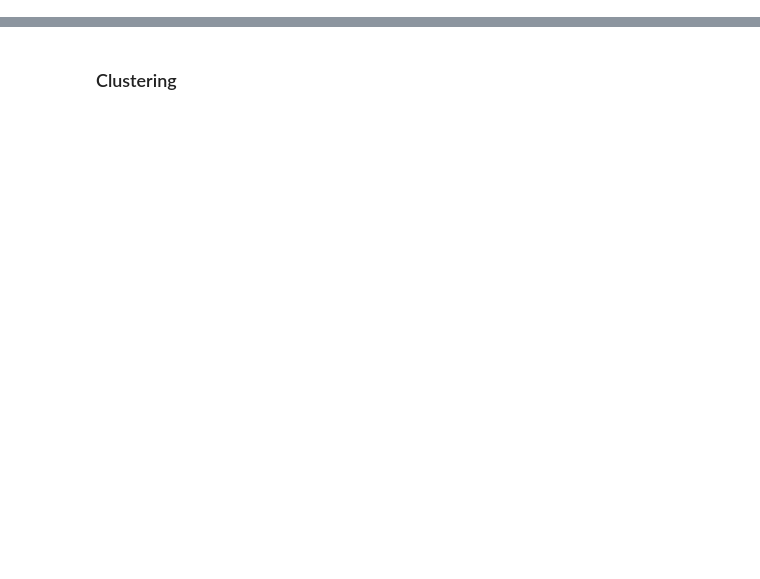
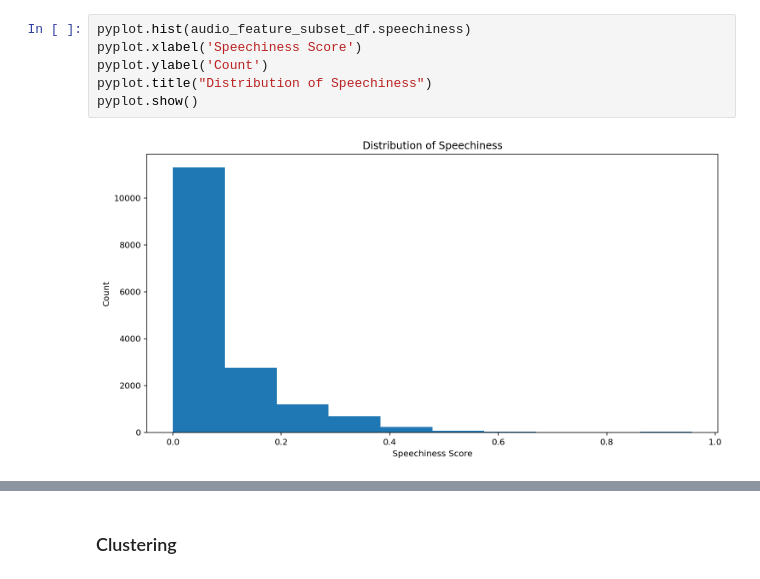
Before and after one commit to ericwan1/kmusic-recos, a Jupyter notebook: recc_eda.ipynb, the cells around one changed output, grey strips where cells are left out. Drawn from its saved outputs; the diff is of its cells as text; blank space fills up the shorter version.

```diff
--- a/recc_eda.ipynb
+++ b/recc_eda.ipynb
@@ -13,0 +117,8 @@ data.head()
+# %%
+pyplot.hist(audio_feature_subset_df.speechiness)
+pyplot.xlabel('Speechiness Score')
+pyplot.ylabel('Count')
+pyplot.title("Distribution of Speechiness")
+pyplot.show()
+# %% [output]
+[figure, added]
```
Also changed, not shown: parts of 70 cells of this notebook.
